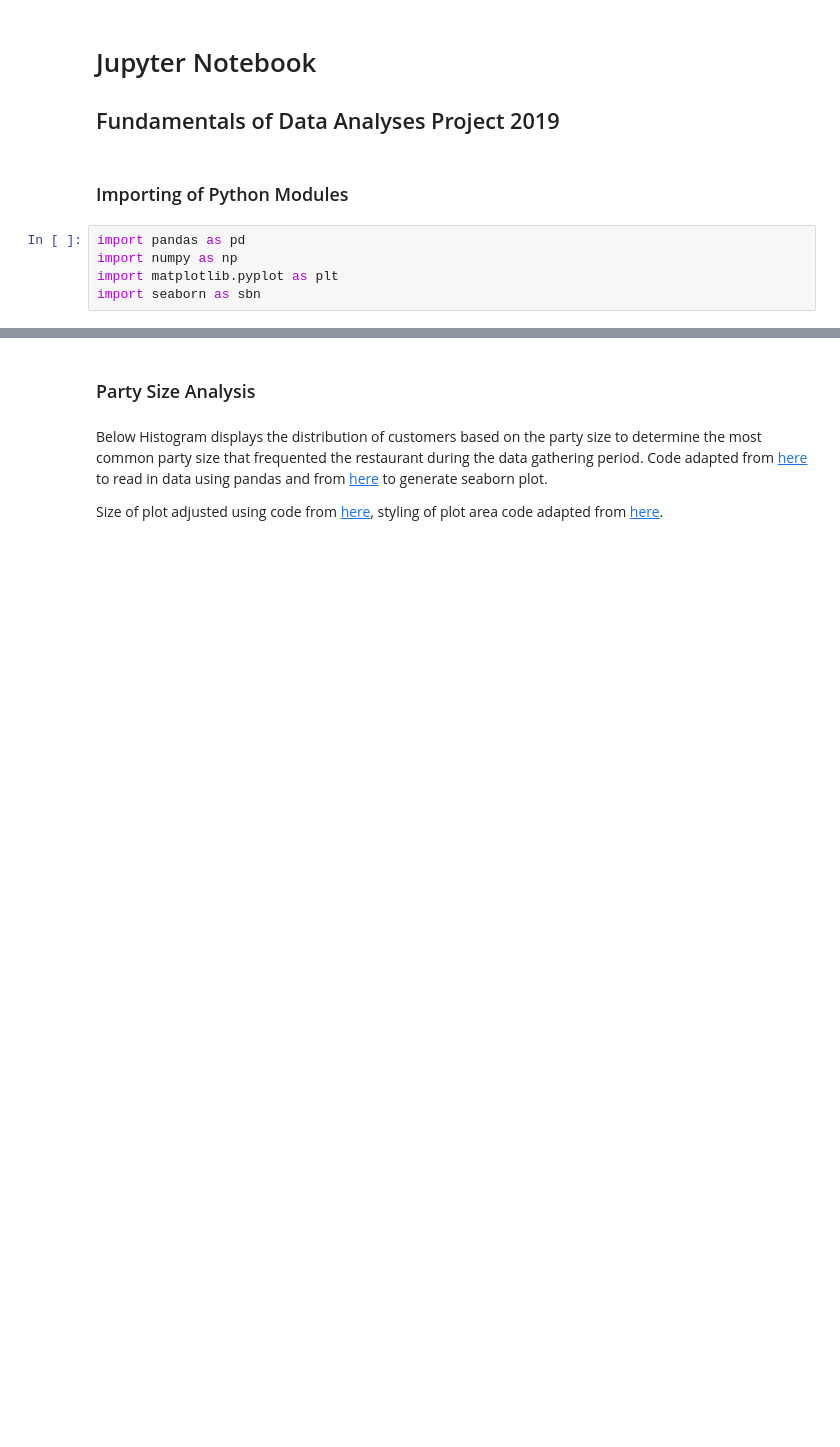
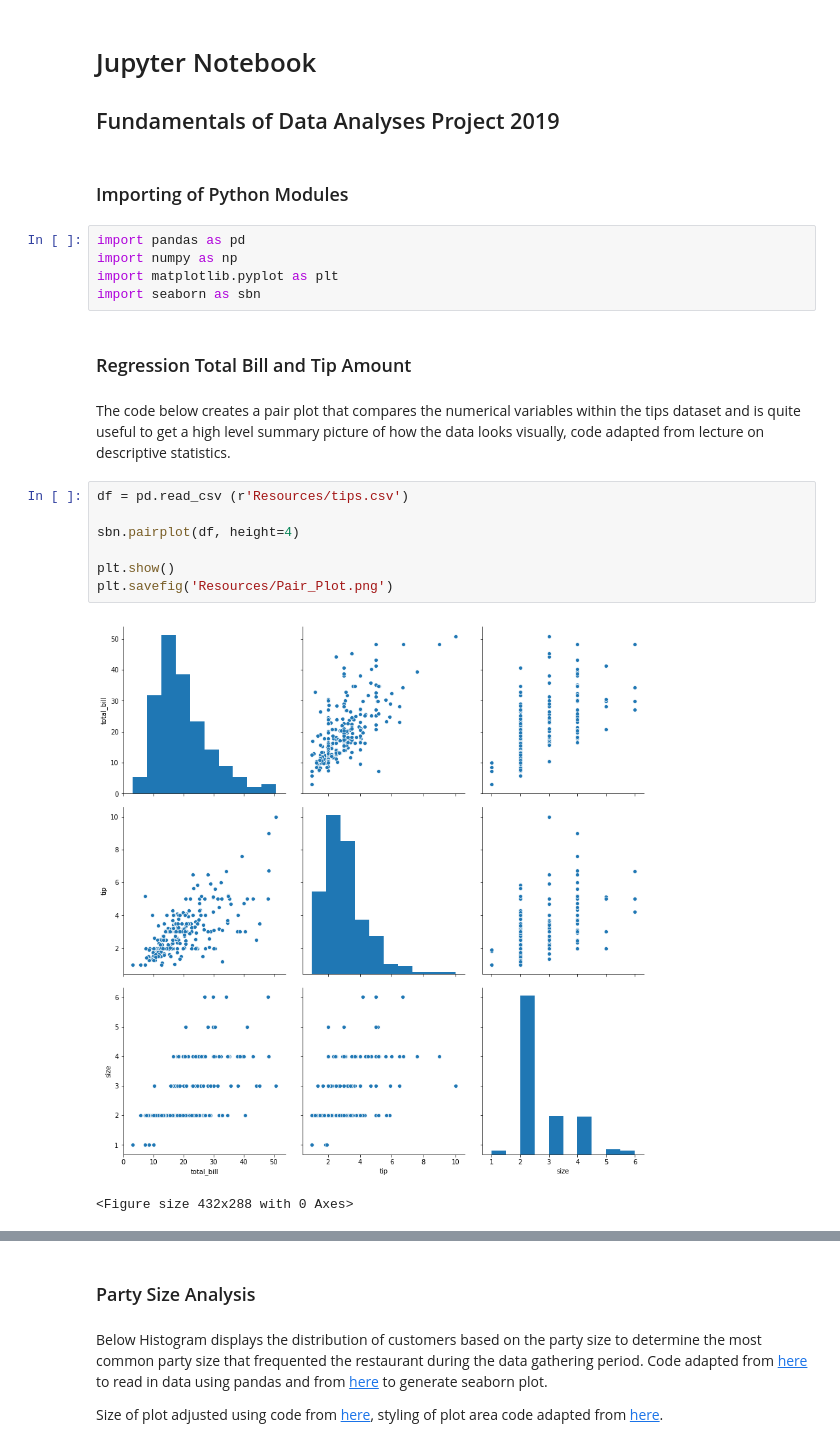
Before and after one commit to Dowline1/FODA-Project-2019, a Jupyter notebook: FODA-Project-2019.ipynb, the cells around one changed output, grey strips where cells are left out. Saved outputs shown, nothing was run; the diff lists cells and outputs as text; blank space fills up the shorter version.

```diff
--- a/FODA-Project-2019.ipynb
+++ b/FODA-Project-2019.ipynb
@@ -8,3 +8,17 @@ import pandas as pd
 import numpy as np
 import matplotlib.pyplot as plt
 import seaborn as sbn
+# %% [markdown]
+### Regression Total Bill and Tip Amount
+# %% [markdown]
+The code below creates a pair plot that compares the numerical variables within the tips dataset and is quite useful to get a high level summary picture of how the data looks visually, code adapted from lecture on descriptive statistics.
+# %%
+df = pd.read_csv (r'Resources/tips.csv')
+
+sbn.pairplot(df, height=4)
+
+plt.show()
+plt.savefig('Resources/Pair_Plot.png')
+# %% [output]
+[figure, added]
+<Figure size 432x288 with 0 Axes>
```
Also changed, not shown: parts of 23 cells of this notebook, 5 other files.
